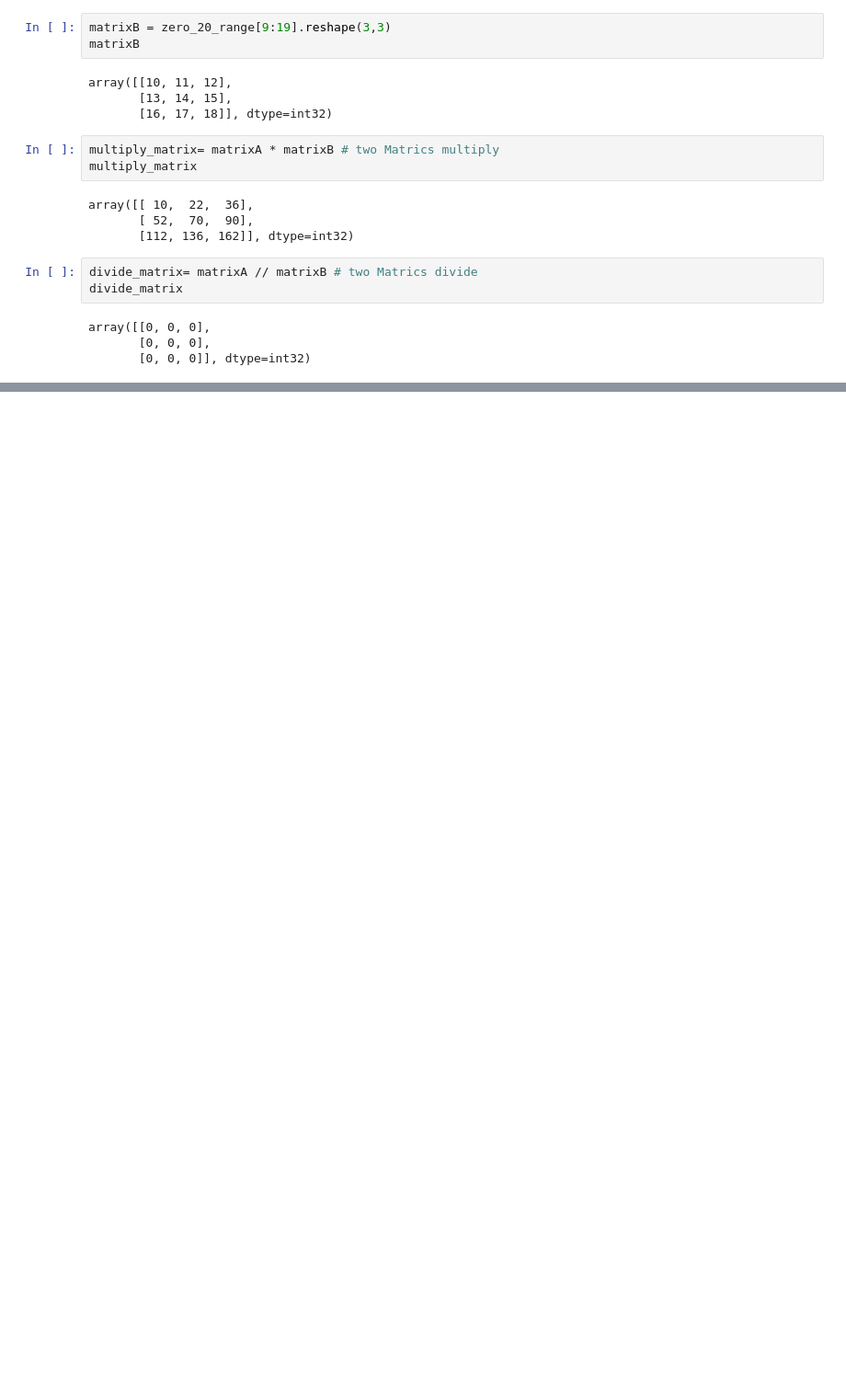
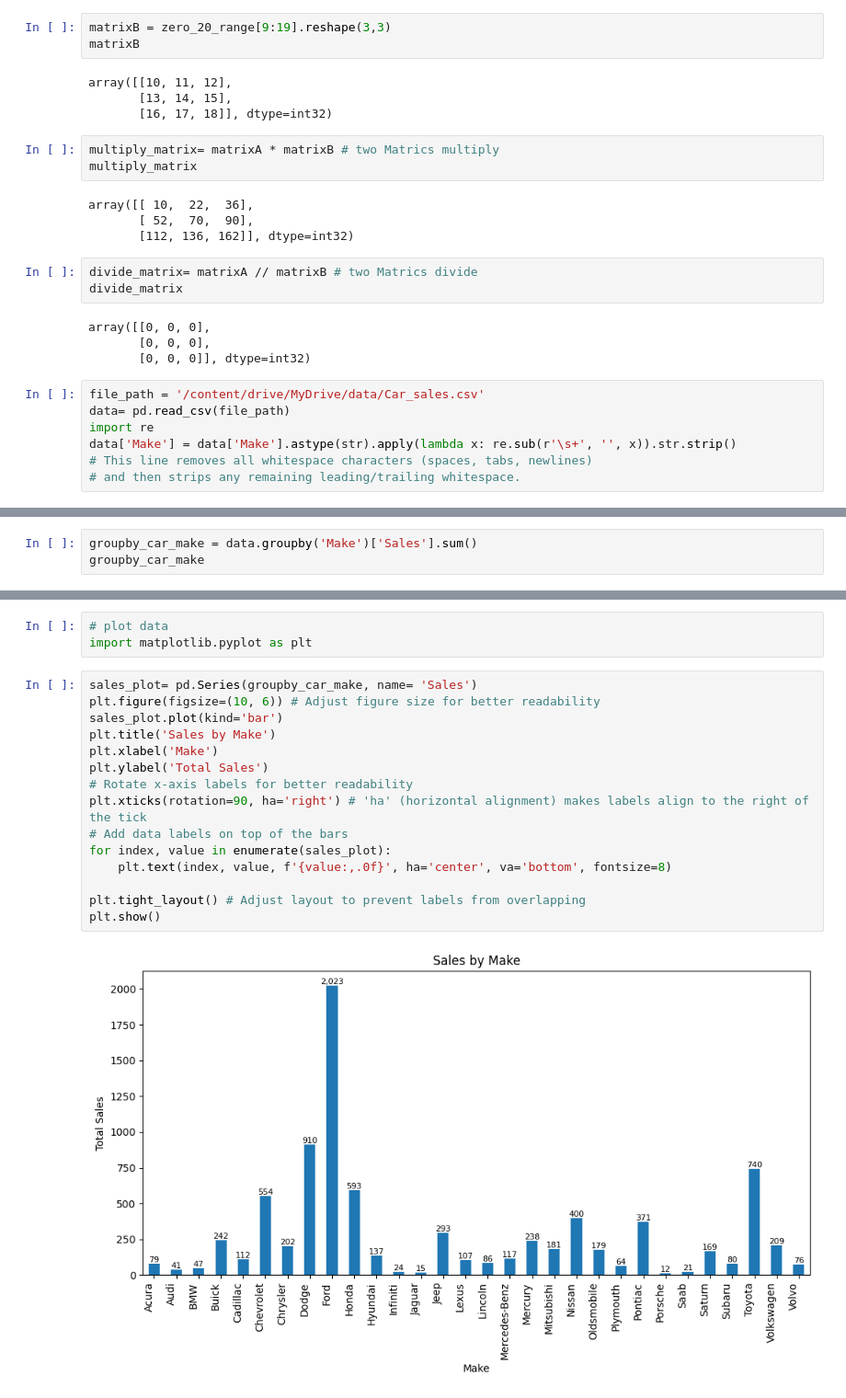
Before and after one commit to akbhagaw/numpy, a Jupyter notebook: numpy_practice_one.ipynb, the cells around one changed output, grey strips where cells are left out. Shown at 92% size. Drawn from its saved outputs; the diff is of its cells as text; blank space fills up the shorter version.

```diff
--- a/numpy_practice_one.ipynb
+++ b/numpy_practice_one.ipynb
@@ -184,3 +185,10 @@ divide_matrix
 array([[0, 0, 0],
        [0, 0, 0],
        [0, 0, 0]], dtype=int32)
+# %%
+file_path = '/content/drive/MyDrive/data/Car_sales.csv'
+data= pd.read_csv(file_path)
+import re
+data['Make'] = data['Make'].astype(str).apply(lambda x: re.sub(r'\s+', '', x)).str.strip()
+# This line removes all whitespace characters (spaces, tabs, newlines)
+# and then strips any remaining leading/trailing whitespace.
@@ -186,0 +227,3 @@ array([[0, 0, 0],
+# %%
+groupby_car_make = data.groupby('Make')['Sales'].sum()
+groupby_car_make
@@ -186,0 +250,20 @@ array([[0, 0, 0],
+# %%
+# plot data
+import matplotlib.pyplot as plt
+# %%
+sales_plot= pd.Series(groupby_car_make, name= 'Sales')
+plt.figure(figsize=(10, 6)) # Adjust figure size for better readability
+sales_plot.plot(kind='bar')
+plt.title('Sales by Make')
+plt.xlabel('Make')
+plt.ylabel('Total Sales')
+# Rotate x-axis labels for better readability
+plt.xticks(rotation=90, ha='right') # 'ha' (horizontal alignment) makes labels align to the right of the tick
+# Add data labels on top of the bars
+for index, value in enumerate(sales_plot):
+    plt.text(index, value, f'{value:,.0f}', ha='center', va='bottom', fontsize=8)
+
+plt.tight_layout() # Adjust layout to prevent labels from overlapping
+plt.show()
+# %% [output]
+[figure, added]
```
Also changed, not shown: parts of 9 cells of this notebook.
